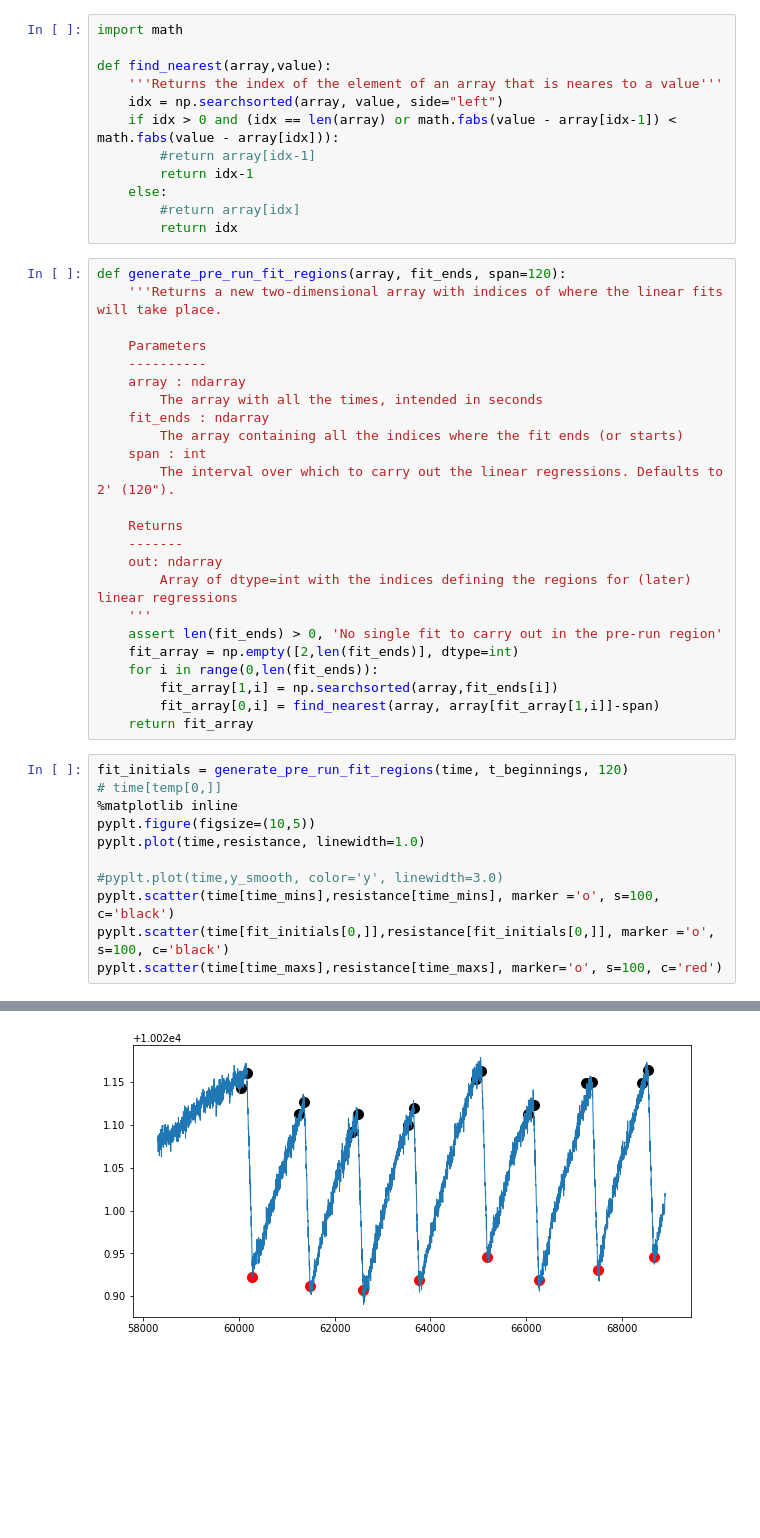
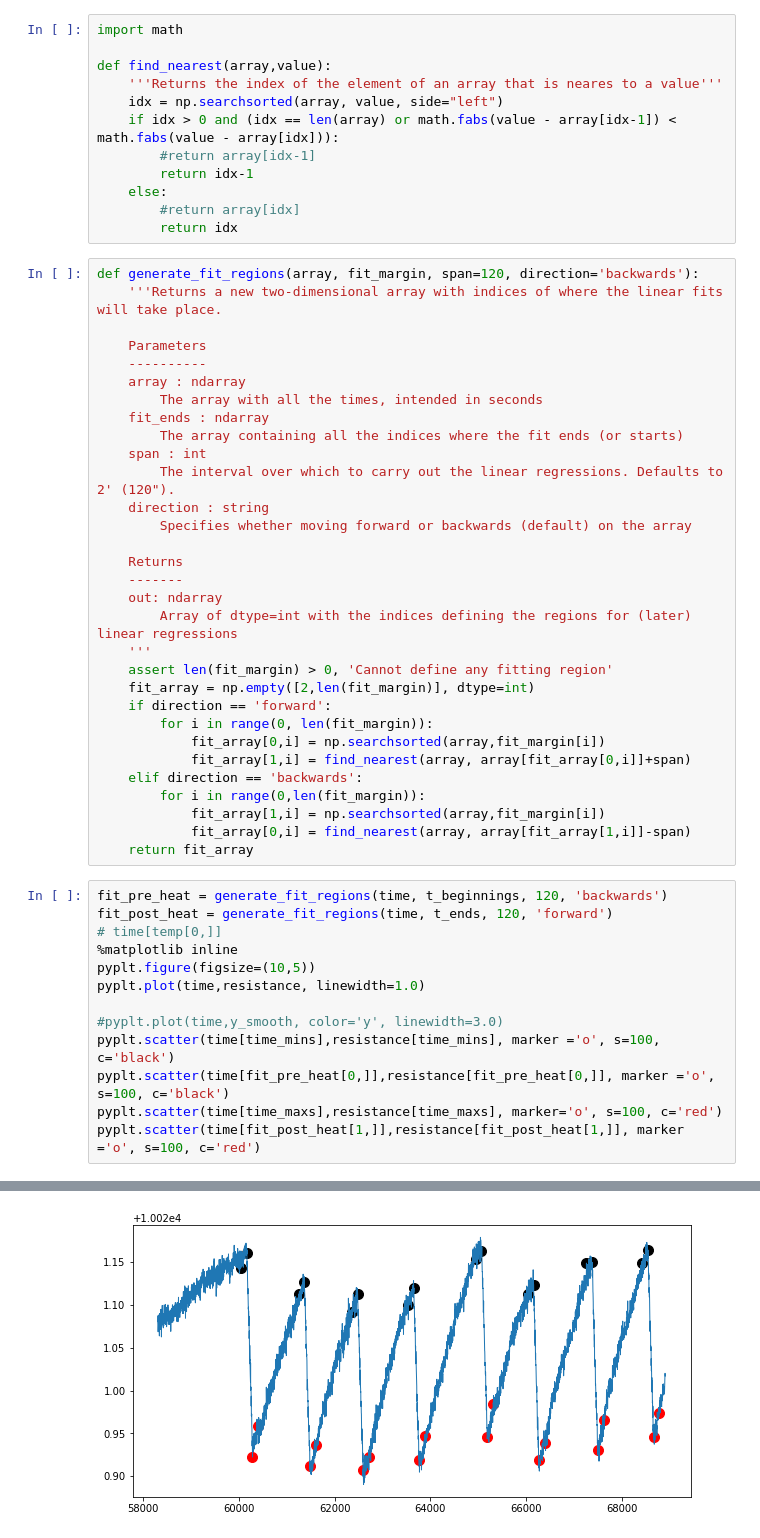
Before and after one commit to massimopinto/CalRadDosimetry, a Jupyter notebook: Core_resistance_analysis.ipynb, the cells around one changed output, grey strips where cells are left out. Saved outputs shown, nothing was run; the diff lists cells and outputs as text; blank space fills up the shorter version.

```diff
--- a/Core_resistance_analysis.ipynb
+++ b/Core_resistance_analysis.ipynb
@@ -216,7 +216,7 @@ def find_nearest(array,value):
         #return array[idx]
         return idx
 # %%
-def generate_pre_run_fit_regions(array, fit_ends, span=120):
+def generate_fit_regions(array, fit_margin, span=120, direction='backwards'):
     '''Returns a new two-dimensional array with indices of where the linear fits will take place.
 
     Parameters
@@ -227,29 +227,38 @@ def generate_pre_run_fit_regions(array, fit_ends, span=120):
         The array containing all the indices where the fit ends (or starts)
     span : int
         The interval over which to carry out the linear regressions. Defaults to 2' (120").
+    direction : string
+        Specifies whether moving forward or backwards (default) on the array
 
     Returns
     -------
     out: ndarray
         Array of dtype=int with the indices defining the regions for (later) linear regressions
     '''
-    assert len(fit_ends) > 0, 'No single fit to carry out in the pre-run region'
-    fit_array = np.empty([2,len(fit_ends)], dtype=int)
-    for i in range(0,len(fit_ends)):
-        fit_array[1,i] = np.searchsorted(array,fit_ends[i])
-        fit_array[0,i] = find_nearest(array, array[fit_array[1,i]]-span)
+    assert len(fit_margin) > 0, 'Cannot define any fitting region'
+    fit_array = np.empty([2,len(fit_margin)], dtype=int)
+    if direction == 'forward':
+        for i in range(0, len(fit_margin)):
+            fit_array[0,i] = np.searchsorted(array,fit_margin[i])
+            fit_array[1,i] = find_nearest(array, array[fit_array[0,i]]+span)
+    elif direction == 'backwards':
+        for i in range(0,len(fit_margin)):
+            fit_array[1,i] = np.searchsorted(array,fit_margin[i])
+            fit_array[0,i] = find_nearest(array, array[fit_array[1,i]]-span)
     return fit_array
 # %%
-fit_initials = generate_pre_run_fit_regions(time, t_beginnings, 120)
+fit_pre_heat = generate_fit_regions(time, t_beginnings, 120, 'backwards')
+fit_post_heat = generate_fit_regions(time, t_ends, 120, 'forward')
 # time[temp[0,]]
 %matplotlib inline
 pyplt.figure(figsize=(10,5))
 pyplt.plot(time,resistance, linewidth=1.0)
 
 #pyplt.plot(time,y_smooth, color='y', linewidth=3.0)
 pyplt.scatter(time[time_mins],resistance[time_mins], marker ='o', s=100, c='black')
-pyplt.scatter(time[fit_initials[0,]],resistance[fit_initials[0,]], marker ='o', s=100, c='black')
+pyplt.scatter(time[fit_pre_heat[0,]],resistance[fit_pre_heat[0,]], marker ='o', s=100, c='black')
 pyplt.scatter(time[time_maxs],resistance[time_maxs], marker='o', s=100, c='red')
+pyplt.scatter(time[fit_post_heat[1,]],resistance[fit_post_heat[1,]], marker ='o', s=100, c='red')
 # %% [output]
 <matplotlib.collections.PathCollection at 0x...>
-[figure, old version]
+[figure, new version]
```
Also changed, not shown: parts of 13 cells of this notebook.
